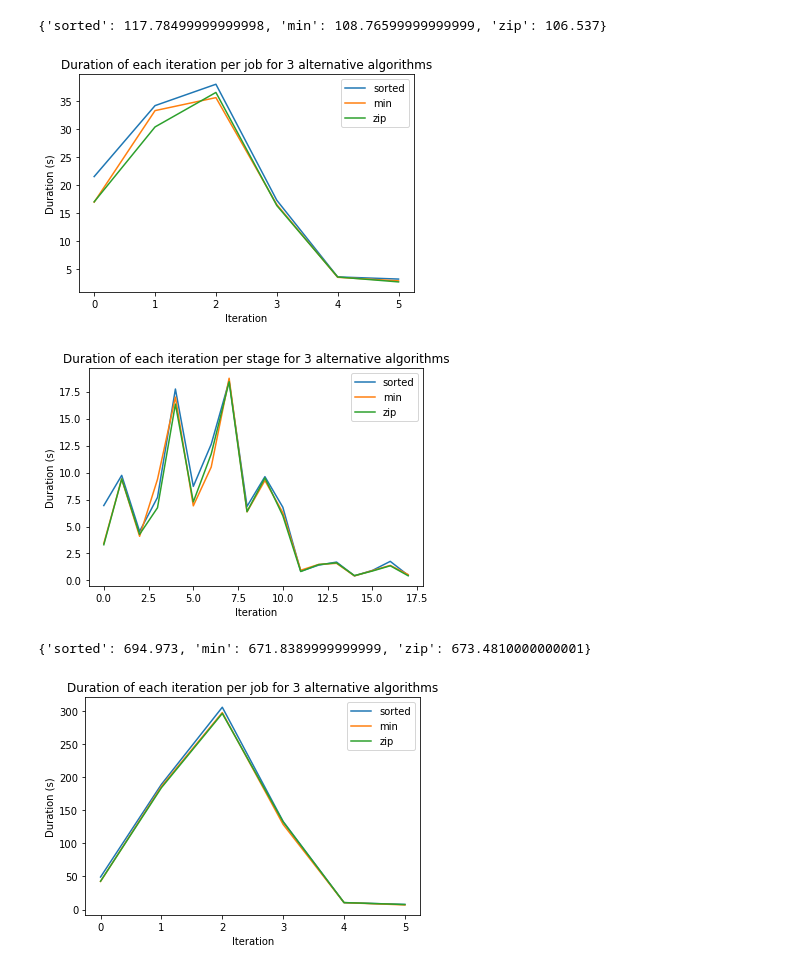
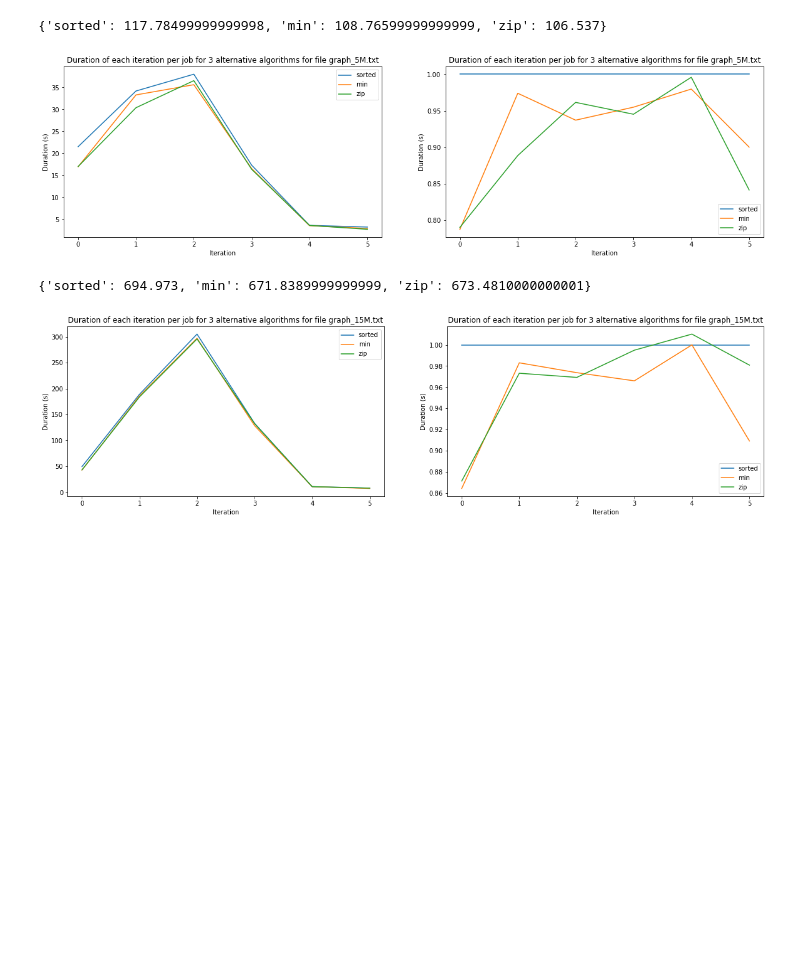
Before and after one commit to MaximeRedstone/graphsMapReduce, a Jupyter notebook: notebooks/log_analyzer.ipynb, the cells around one changed output. Saved outputs shown, nothing was run; the diff lists cells and outputs as text; code cells hidden in the pictures; blank space fills up the shorter version.

Commit message:
Removed useless graphs

```diff
--- a/notebooks/log_analyzer.ipynb
+++ b/notebooks/log_analyzer.ipynb
@@ -15,7 +15,7 @@ def read_csvs(filename):
 
     return log_jobs, log_stages, log_tasks, log_rdds, log_accumulables
 # %%
-def plot_jobs_duration(log_jobs, first_job_id=0):
+def plot_jobs_duration(log_jobs, filename, first_job_id=0):
 
     run_sorted = log_jobs.loc[0 + first_job_id:5 + first_job_id]
     run_min = log_jobs.loc[6 + first_job_id:11 + first_job_id]
@@ -31,16 +31,33 @@ def plot_jobs_duration(log_jobs, first_job_id=0):
     }
     print(total_durations)
 
-    fig, ax = plt.subplots(nrows=2, ncols=1)
+    run_sorted_rel = run_sorted.copy()
+    run_min_rel = run_min.copy()
+    run_zip_rel = run_zip.copy()
+    for i in range(len(run_sorted_rel)):
+        run_min_rel.loc[i, 'Duration'] /= run_sorted_rel.loc[i, 'Duration']
+        run_zip_rel.loc[i, 'Duration'] /= run_sorted_rel.loc[i, 'Duration']
+        run_sorted_rel.loc[i, 'Duration'] = 1
+
+    fig, ax = plt.subplots(nrows=1, ncols=2, figsize=(20, 5))
     abs_val_plt = ax[0]
-
     abs_val_plt.plot(run_sorted[['Duration']], label='sorted')
     abs_val_plt.plot(run_min[['Duration']], label='min')
     abs_val_plt.plot(run_zip[['Duration']], label='zip')
-    abs_val_plt.set_title("Duration of each iteration per job for 3 alternative algorithms")
+    abs_val_plt.set_title(f"Duration of each iteration per job for 3 alternative algorithms for file {filename}")
     abs_val_plt.set_xlabel("Iteration")
     abs_val_plt.set_ylabel("Duration (s)")
-    plt.legend()
+    abs_val_plt.legend()
+
+    rel_val_plt = ax[1]
+    rel_val_plt.plot(run_sorted_rel[['Duration']], label='sorted')
+    rel_val_plt.plot(run_min_rel[['Duration']], label='min')
+    rel_val_plt.plot(run_zip_rel[['Duration']], label='zip')
+    rel_val_plt.set_title(f"Duration of each iteration per job for 3 alternative algorithms for file {filename}")
+    rel_val_plt.set_xlabel("Iteration")
+    rel_val_plt.set_ylabel("Duration (s)")
+    rel_val_plt.legend()
+
     plt.show()
 # %%
 def plot_stages_duration(log_stages, first_job_id=0):
@@ -70,15 +82,14 @@ def plot_stages_duration(log_stages, first_job_id=0):
 filenames = ['graph_5M.txt', 'graph_15M.txt']
 # %%
 log_jobs, log_stages, log_tasks, log_rdds, log_accumulables = read_csvs('graph_5M.txt')
-plot_jobs_duration(log_jobs, first_job_id=0)
-plot_stages_duration(log_stages, first_job_id=0)
+plot_jobs_duration(log_jobs, 'graph_5M.txt', first_job_id=0)
+# plot_stages_duration(log_stages, first_job_id=0)
 
 log_jobs, log_stages, log_tasks, log_rdds, log_accumulables = read_csvs('graph_15M.txt')
-plot_jobs_duration(log_jobs, first_job_id=1)
-plot_stages_duration(log_stages, first_job_id=1)
+plot_jobs_duration(log_jobs, 'graph_15M.txt', first_job_id=1)
+# plot_stages_duration(log_stages, first_job_id=1)
 # %% [output]
 {'sorted': 117.78499999999998, 'min': 108.76599999999999, 'zip': 106.537}
-[figure, old version]
+[figure, new version]
+{'sorted': 694.973, 'min': 671.8389999999999, 'zip': 673.4810000000001}
-[figure, old version]
+[figure, new version]
-{'sorted': 694.973, 'min': 671.8389999999999, 'zip': 673.4810000000001}
-[figure, removed]
```
Also changed, not shown: parts of 2 cells of this notebook, 8 other files.
